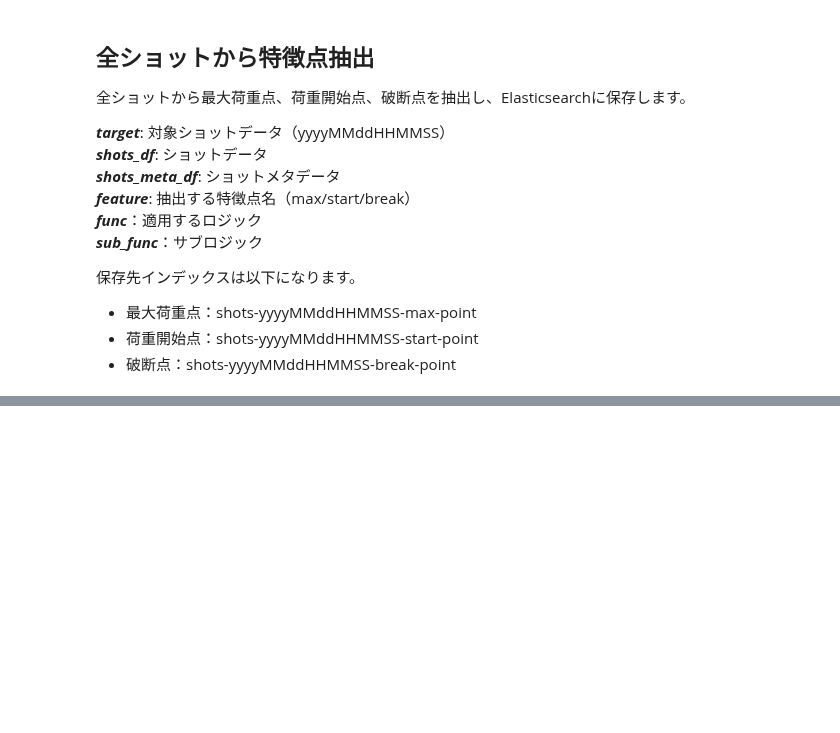
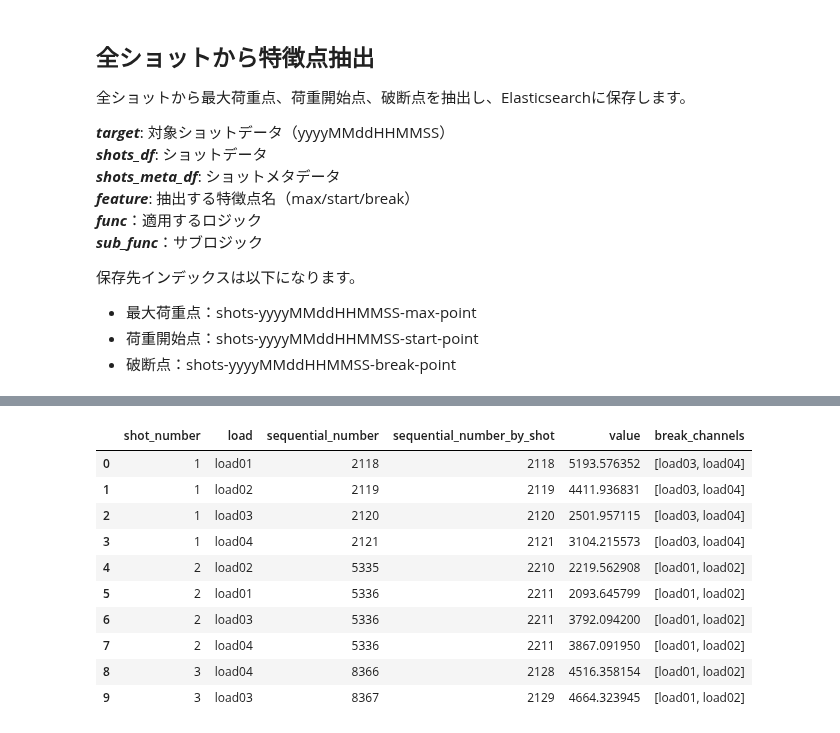
Before and after one commit to ymiyamoto5/data-analysis-platform-bak, a Jupyter notebook: notebooks/analyze.ipynb, the cells around one changed output, grey strips where cells are left out. Cells and saved outputs as stored; diff of their text form; code cells hidden in the pictures; blank space fills up the shorter version.

```diff
--- a/notebooks/analyze.ipynb
+++ b/notebooks/analyze.ipynb
@@ -180,0 +233,5 @@ apply(
+# %%
+break_index = "shots-" + target + "-break-point"
+break_df = dr.multi_process_read_all(break_index)
+break_df.head(10)
+# %% [output]
@@ -180,0 +241,11 @@ apply(
+|  | shot_number | load | sequential_number | sequential_number_by_shot | value | break_channels |
+| 0 | 1 | load01 | 2118 | 2118 | 5193.576352 | [load03, load04] |
+| 1 | 1 | load02 | 2119 | 2119 | 4411.936831 | [load03, load04] |
+| 2 | 1 | load03 | 2120 | 2120 | 2501.957115 | [load03, load04] |
+| 3 | 1 | load04 | 2121 | 2121 | 3104.215573 | [load03, load04] |
+| 4 | 2 | load02 | 5335 | 2210 | 2219.562908 | [load01, load02] |
+| 5 | 2 | load01 | 5336 | 2211 | 2093.645799 | [load01, load02] |
+| 6 | 2 | load03 | 5336 | 2211 | 3792.094200 | [load01, load02] |
+| 7 | 2 | load04 | 5336 | 2211 | 3867.091950 | [load01, load02] |
+| 8 | 3 | load04 | 8366 | 2128 | 4516.358154 | [load01, load02] |
+| 9 | 3 | load03 | 8367 | 2129 | 4664.323945 | [load01, load02] |
```
Also changed, not shown: parts of 16 cells of this notebook, 3 other files.
